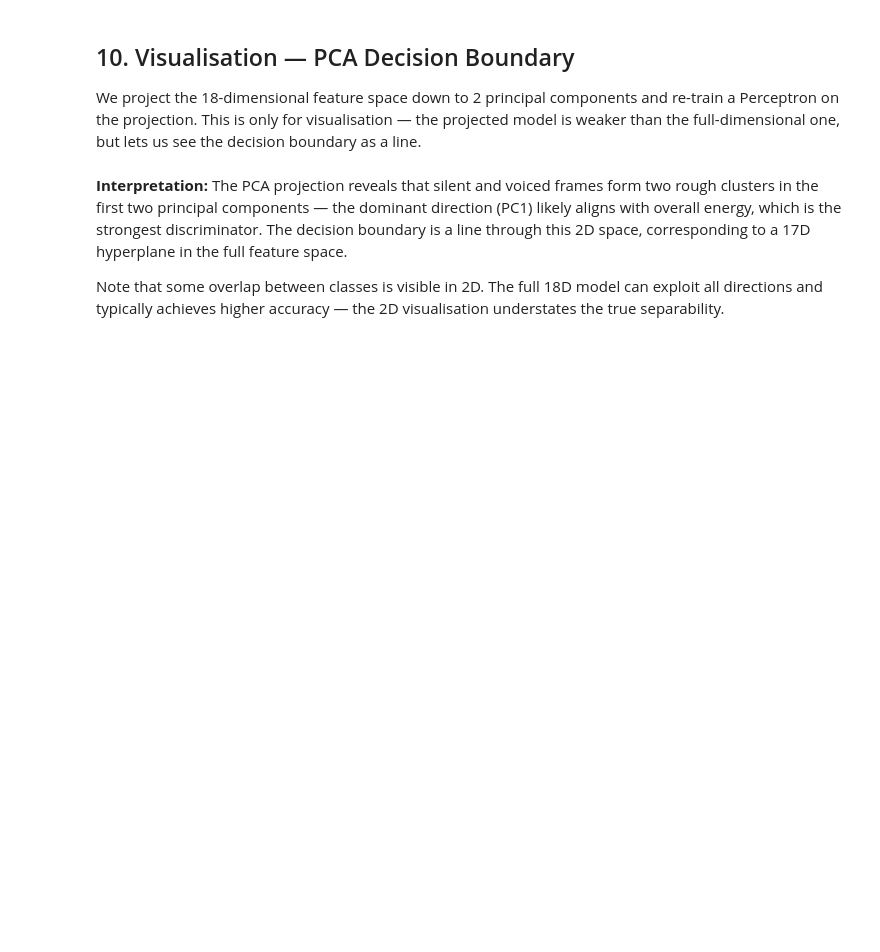
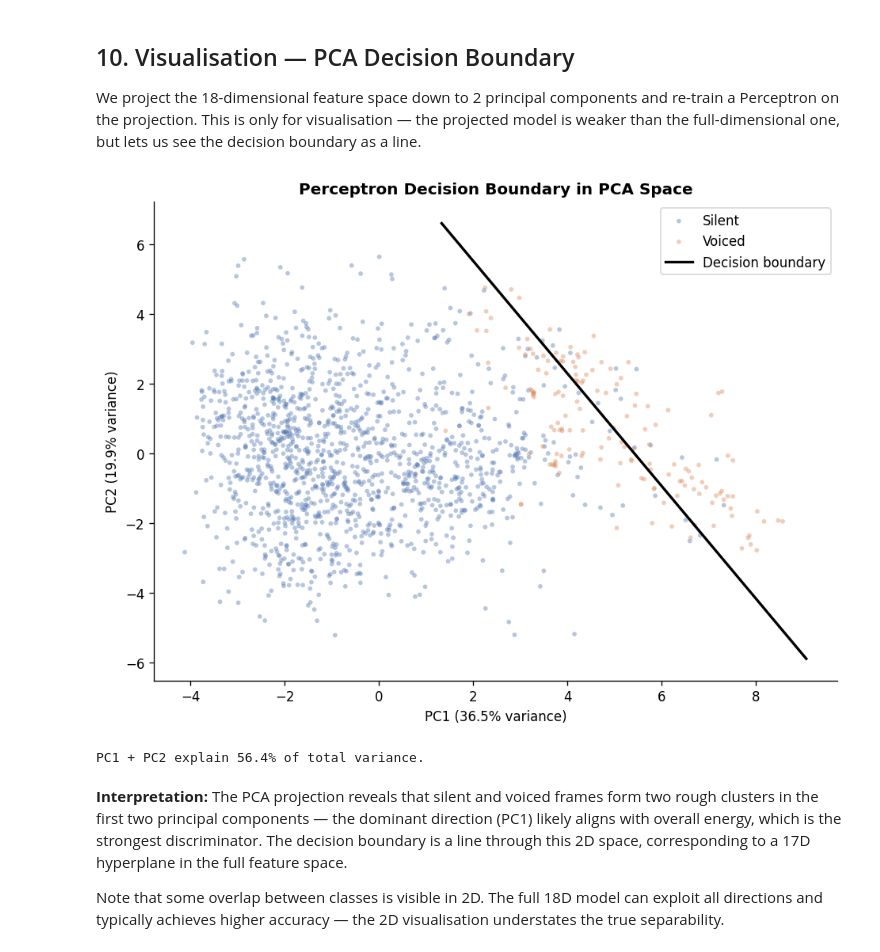
Before and after one commit to seyaul/cmor438-s2026-final-project, a Jupyter notebook: examples/Supervised Learning/Perceptron/perceptron_from_scratch.ipynb, the cells around one changed output. Drawn from its saved outputs; the diff is of its cells as text; code cells hidden in the pictures; blank space fills up the shorter version.

```diff
--- a/examples/Supervised Learning/Perceptron/perceptron_from_scratch.ipynb
+++ b/examples/Supervised Learning/Perceptron/perceptron_from_scratch.ipynb
@@ -419,35 +506,38 @@ X2_test = pca.transform(X_test_sc)
 np.random.seed(SEED)
 p2d = Perceptron(eta=0.1, epochs=100)
 p2d.train(X2, y_sub)
 
 # Decision boundary: w[0]*x + w[1]*y + b = 0  →  y = -(w[0]*x + b) / w[1]
 x_range = np.linspace(X2[:, 0].min() - 0.5, X2[:, 0].max() + 0.5, 300)
-if abs(p2d.w_b[1]) > 1e-10:
-    y_boundary = -(p2d.w_b[0] * x_range + p2d.w_b[-1]) / p2d.w_b[1]
+if abs(p2d.w_b_[1]) > 1e-10:
+    y_boundary = -(p2d.w_b_[0] * x_range + p2d.w_b_[-1]) / p2d.w_b_[1]
 else:
     y_boundary = None
 
 fig, ax = plt.subplots(figsize=(8, 6))
 colors = {-1: "#4C72B0", 1: "#DD8452"}
 labels_viz = {-1: "Silent", 1: "Voiced"}
 for cls in [-1, 1]:
     mask = y_sub == cls
     ax.scatter(X2[mask, 0], X2[mask, 1], c=colors[cls], label=labels_viz[cls],
                alpha=0.4, s=12, edgecolors="none")
 
 if y_boundary is not None:
     clip_mask = (y_boundary >= X2[:, 1].min() - 1) & (y_boundary <= X2[:, 1].max() + 1)
     ax.plot(x_range[clip_mask], y_boundary[clip_mask], "k-", linewidth=2,
             label="Decision boundary")
 
 ax.set_xlabel(f"PC1 ({pca.explained_variance_ratio_[0]:.1%} variance)")
 ax.set_ylabel(f"PC2 ({pca.explained_variance_ratio_[1]:.1%} variance)")
 ax.set_title("Perceptron Decision Boundary in PCA Space", fontweight="bold")
 ax.legend()
 plt.tight_layout()
 plt.show()
 
 print(f"PC1 + PC2 explain {sum(pca.explained_variance_ratio_[:2]):.1%} of total variance.")
+# %% [output]
+[figure, added]
+PC1 + PC2 explain 56.4% of total variance.
 # %% [markdown]
 **Interpretation:** The PCA projection reveals that silent and voiced frames form two rough clusters in the first two principal components — the dominant direction (PC1) likely aligns with overall energy, which is the strongest discriminator. The decision boundary is a line through this 2D space, corresponding to a 17D hyperplane in the full feature space.
 
```
Also changed, not shown: parts of 16 cells of this notebook.
